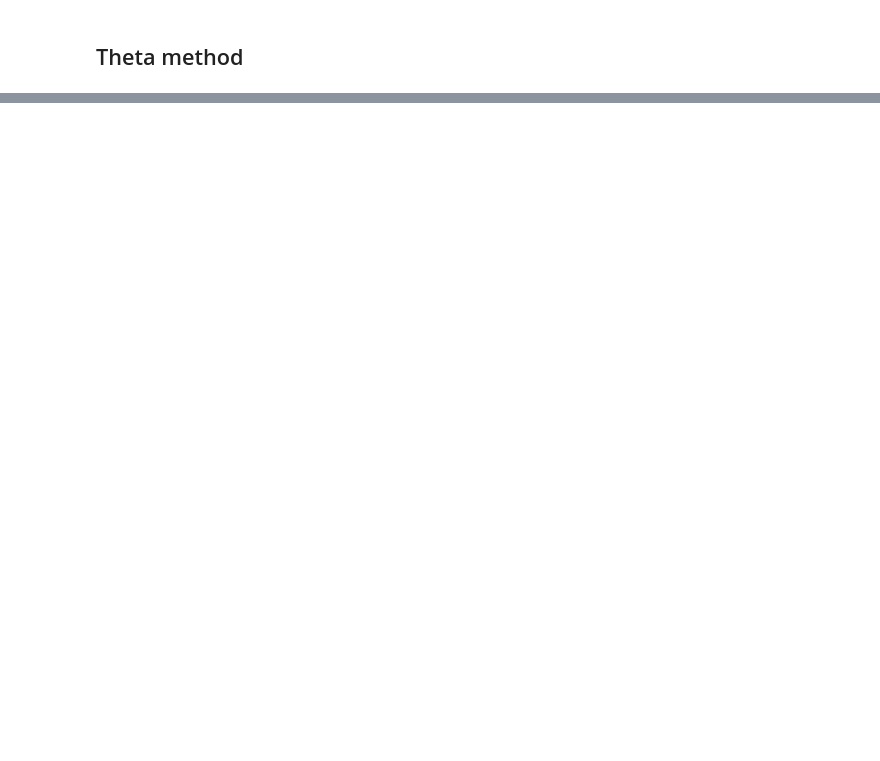
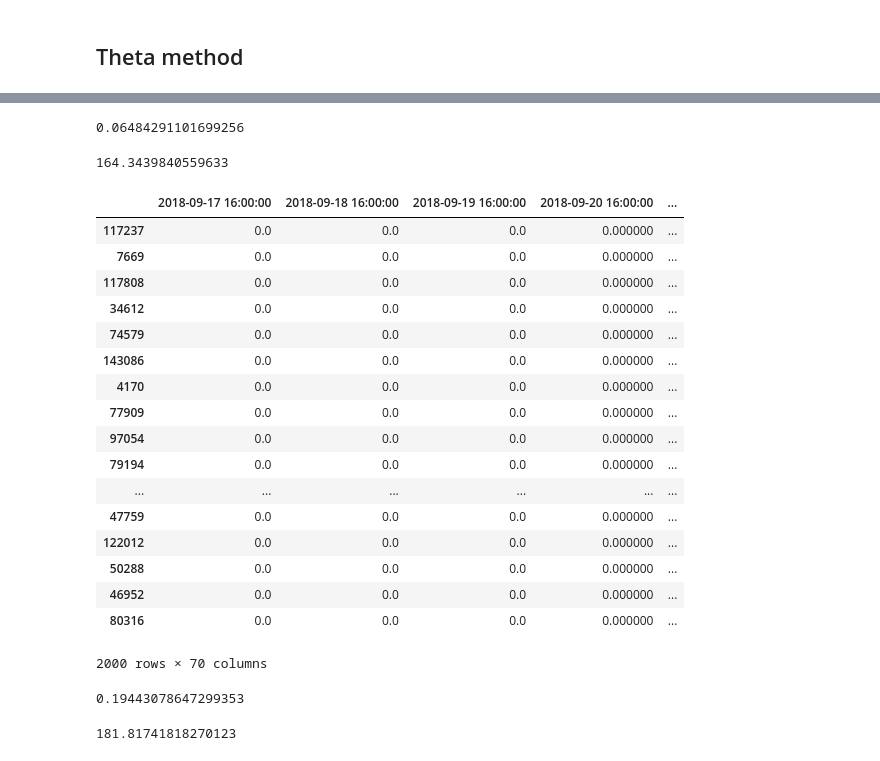
Before and after one commit to pletnev-aleksandr/demand_forecasting, a Jupyter notebook: Theta_method.ipynb, the cells around one changed output, grey strips where cells are left out. Drawn from its saved outputs; the diff is of its cells as text; code cells hidden in the pictures; blank space fills up the shorter version.

Commit message:
Add prediction using theta (M3 winner) method

```diff
--- a/Theta_method.ipynb
+++ b/Theta_method.ipynb
@@ -82,3 +45,0 @@ base = importr('forecast')
-# %%
-res = robjects.FloatVector([0 if (np.isnan(x)) else x for x in df_test.loc[3,:]])
-rfun = base.thetaf(res,4)
@@ -102,0 +48,17 @@ FloatVector with 4 elements.
+# %%
+df_2000_train= df_2000.iloc[:,0:len(df_2000.columns)-70]
+df_2000_true= df_2000.iloc[:,len(df_2000_train.columns):len(df_2000.columns)]
+df_2000_true.insert(0,'uid',df_2000['uid'])
+
+df_2000_train = df_2000_train.set_index('uid')
+df_2000_true=df_2000_true.set_index('uid')
+# %%
+df_prediction = pd.DataFrame(columns = df_2000_true.columns)
+for index, row in df_2000_train.iterrows():
+    res = robjects.FloatVector(row.drop(columns = ['uid']))
+    r_prediction = base.thetaf(res,70)[1]
+    df_prediction.loc[index] = r_prediction
+# %%
+math.sqrt(mean_squared_error(df_2000_true,df_prediction))
+# %% [output]
+0.06484291101699256
@@ -102,0 +72,47 @@ FloatVector with 4 elements.
+# %%
+smape_(df_2000_true,df_prediction)
+# %% [output]
+164.3439840559633
+# %%
+df_monetary = pd.DataFrame(columns = df_2000_true.columns)
+for index, row in df_2000_true.iterrows():
+    arr = []
+    arr = list(row)
+    rec_arr = []
+    mon_arr = []
+    freq_arr = []
+    start_date = row.index[0]
+    last_purchase = np.nan
+    first_purchase = 0 #flag
+    total_purchases = 0
+    current_servers = 0
+    total_days_of_purchases = 0
+    for j,entry in enumerate(arr):
+        if (np.isnan(entry)):
+            total_days_of_purchases+=current_servers
+        else:
+            current_servers+=entry
+            total_days_of_purchases+=current_servers
+        mon_arr.append(total_days_of_purchases/(j+1))
+    df_monetary.loc[index] = mon_arr
+# %%
+df_monetary
+# %% [output]
+|  | 2018-09-17 16:00:00 | 2018-09-18 16:00:00 | 2018-09-19 16:00:00 | 2018-09-20 16:00:00 | ... |
+| 117237 | 0.0 | 0.0 | 0.0 | 0.000000 | ... |
+| 7669 | 0.0 | 0.0 | 0.0 | 0.000000 | ... |
+| 117808 | 0.0 | 0.0 | 0.0 | 0.000000 | ... |
+| 34612 | 0.0 | 0.0 | 0.0 | 0.000000 | ... |
+| 74579 | 0.0 | 0.0 | 0.0 | 0.000000 | ... |
+| 143086 | 0.0 | 0.0 | 0.0 | 0.000000 | ... |
+| 4170 | 0.0 | 0.0 | 0.0 | 0.000000 | ... |
+| 77909 | 0.0 | 0.0 | 0.0 | 0.000000 | ... |
+| 97054 | 0.0 | 0.0 | 0.0 | 0.000000 | ... |
+| 79194 | 0.0 | 0.0 | 0.0 | 0.000000 | ... |
+| ... | ... | ... | ... | ... | ... |
+| 47759 | 0.0 | 0.0 | 0.0 | 0.000000 | ... |
+| 122012 | 0.0 | 0.0 | 0.0 | 0.000000 | ... |
+| 50288 | 0.0 | 0.0 | 0.0 | 0.000000 | ... |
+| 46952 | 0.0 | 0.0 | 0.0 | 0.000000 | ... |
+| 80316 | 0.0 | 0.0 | 0.0 | 0.000000 | ... |
+2000 rows × 70 columns
@@ -102,0 +125,8 @@ FloatVector with 4 elements.
+# %%
+math.sqrt(mean_squared_error(df_monetary,df_prediction_monetary))
+# %% [output]
+0.19443078647299353
+# %%
+smape_(df_monetary,df_prediction_monetary)
+# %% [output]
+181.81741818270123
```
Also changed, not shown: parts of 13 cells of this notebook.
